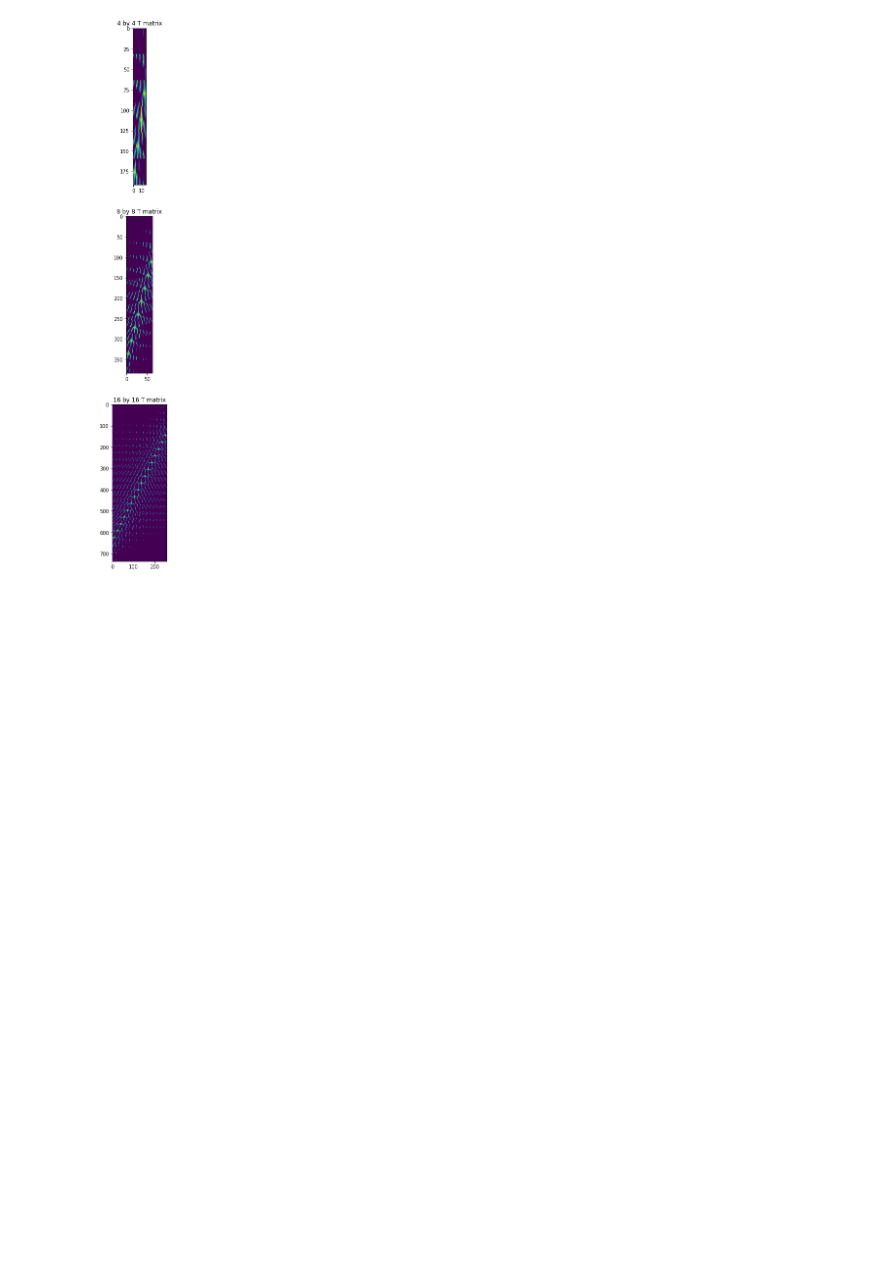
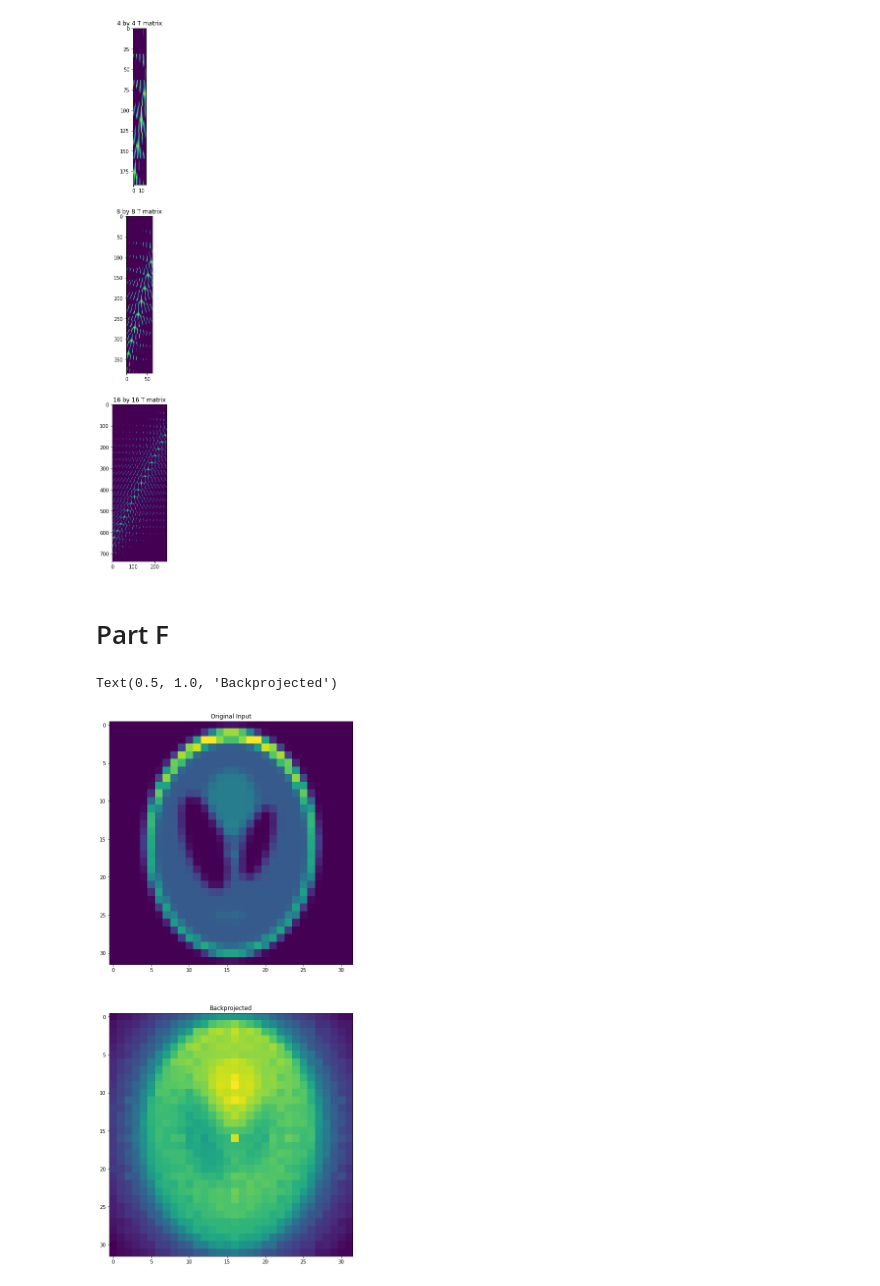
Before and after one commit to masa512/ece558, a Jupyter notebook: hw4_p6_v2.ipynb, the cells around one changed output. Saved outputs shown, nothing was run; the diff lists cells and outputs as text; code cells hidden in the pictures; blank space fills up the shorter version.

```diff
--- a/hw4_p6_v2.ipynb
+++ b/hw4_p6_v2.ipynb
@@ -73,3 +71,32 @@ for i,ax in enumerate(axes):
 [figure]
 # %%
 2222222
+# %% [markdown]
+# Part F
+# %%
+# Backprojection
+
+N = 32 # pick whatever size
+X = resize(shepp_logan_phantom(), (N,N))
+
+# Forward
+thetas = np.linspace(0., 180., N, endpoint=False).reshape((-1,1))
+T = projmtx(N,thetas)
+
+x = X.reshape((-1,1))
+y = T @ x
+
+# Backproj
+x = T.T@y
+Xbp = x.reshape(N,N)
+
+# Plot
+f,axes = plt.subplots(2,1,figsize=(20,20))
+axes[0].imshow(X)
+axes[0].set_title('Original Input')
+
+axes[1].imshow(Xbp)
+axes[1].set_title('Backprojected')
+# %% [output]
+Text(0.5, 1.0, 'Backprojected')
+[figure, added]
```
Also changed, not shown: parts of 1 cell of this notebook.
